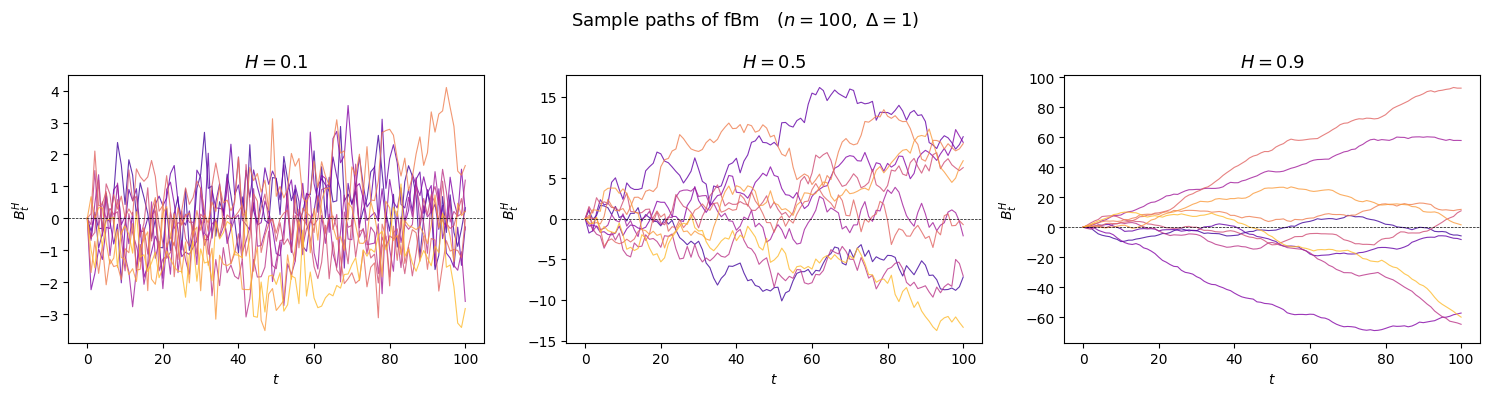
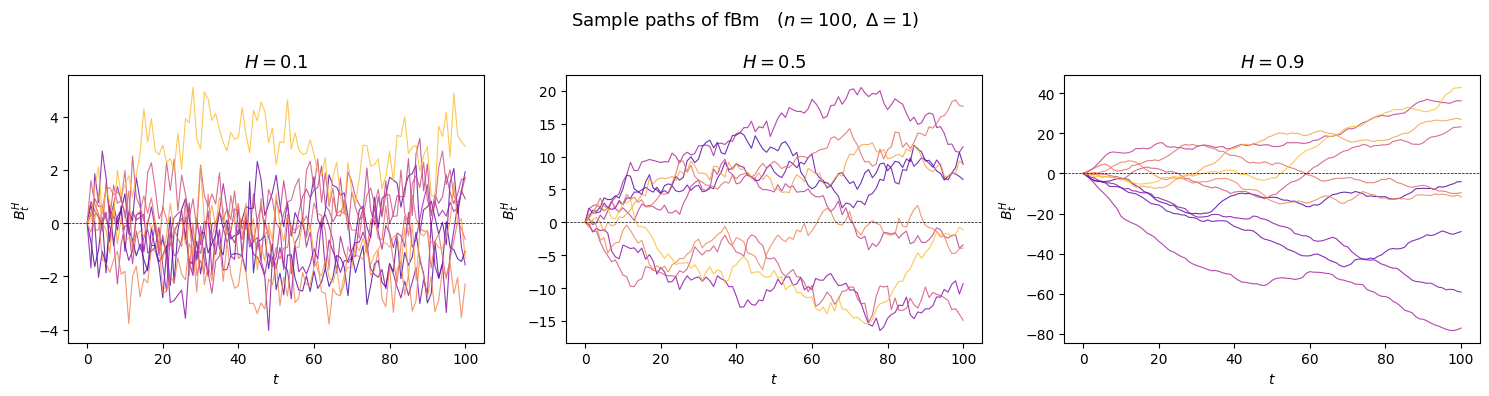
Code edit (unified diff) that turned the first committed figure into the second:
--- before
+++ after
@@ -19,5 +19,4 @@
 fig.suptitle(r'Sample paths of fBm   ($n = 100,\;\Delta = 1$)', fontsize=13)
 plt.tight_layout()
-plt.savefig('fBm_paths.png', dpi=150, bbox_inches='tight')
+#plt.savefig('fBm_paths.png', dpi=150, bbox_inches='tight') uncomment to save the figure
 plt.show()
-print("Done.")

Commit: DMA function working